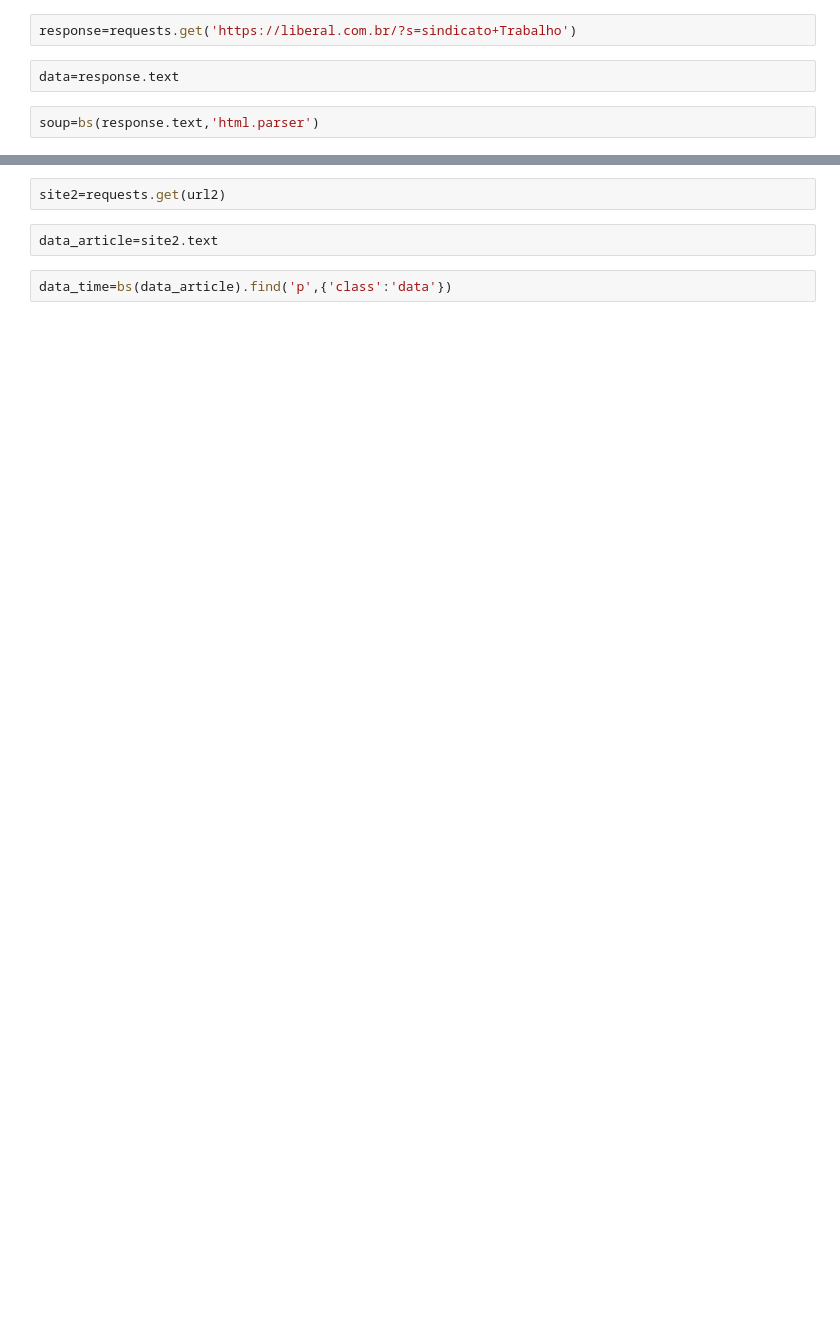
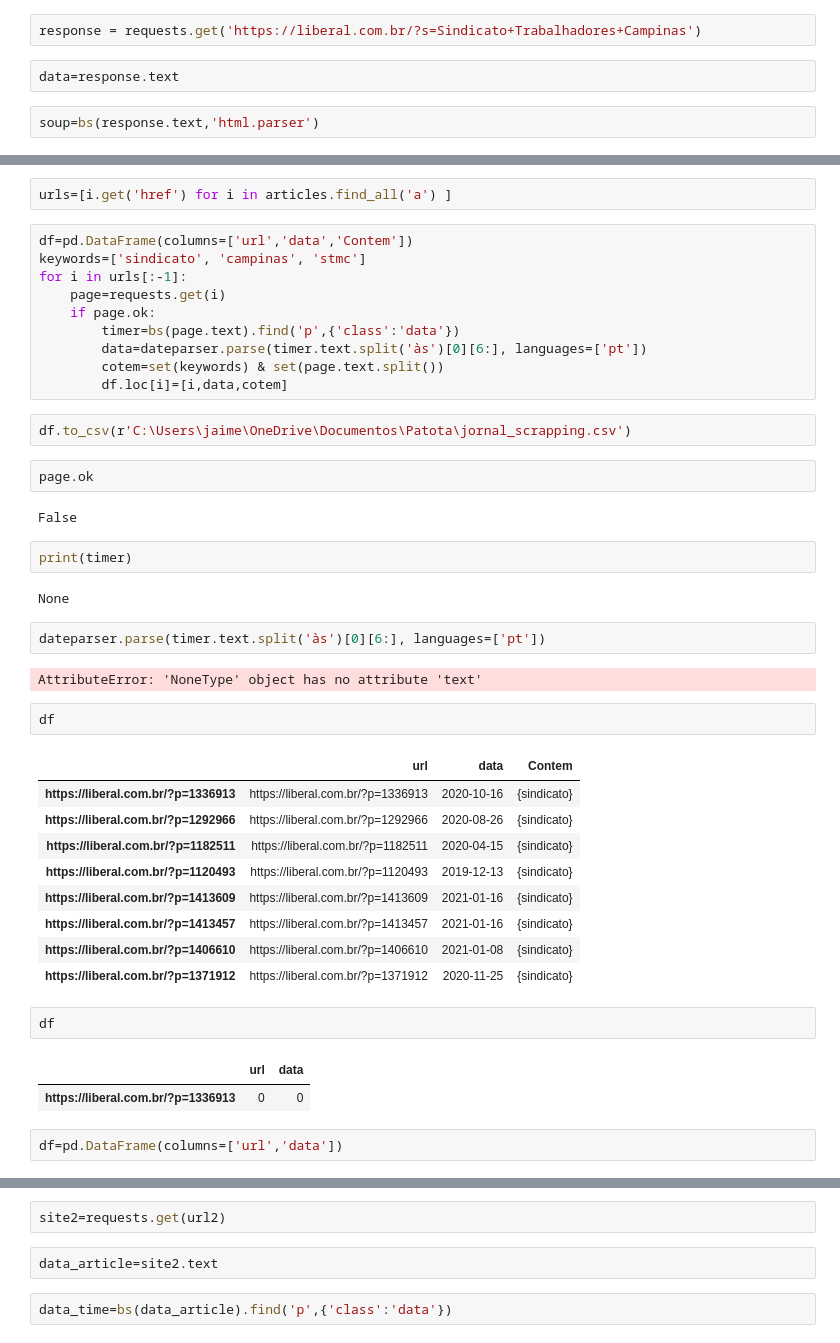
Before and after one commit to anabarbararc/jornal_scrapping, a Jupyter notebook: main.ipynb, the cells around one changed output, grey strips where cells are left out. Cells and saved outputs as stored; diff of their text form; blank space fills up the shorter version.

```diff
--- a/main.ipynb
+++ b/main.ipynb
@@ -12,5 +8,5 @@ import date
 # %%
-response=requests.get('https://liberal.com.br/?s=sindicato+Trabalho')
+response = requests.get('https://liberal.com.br/?s=Sindicato+Trabalhadores+Campinas')
 # %%
 data=response.text
 # %%
@@ -21,0 +16,45 @@ url2=articles.find_all('a')[0].get('href')
+# %%
+urls=[i.get('href') for i in articles.find_all('a') ]
+# %%
+df=pd.DataFrame(columns=['url','data','Contem'])
+keywords=['sindicato', 'campinas', 'stmc']
+for i in urls[:-1]:
+    page=requests.get(i)
+    if page.ok:
+        timer=bs(page.text).find('p',{'class':'data'})
+        data=dateparser.parse(timer.text.split('às')[0][6:], languages=['pt'])
+        cotem=set(keywords) & set(page.text.split())
+        df.loc[i]=[i,data,cotem]
+# %%
+df.to_csv(r'C:\Users\jaime\OneDrive\Documentos\Patota\jornal_scrapping.csv')
+# %%
+page.ok
+# %% [output]
+False
+# %%
+print(timer)
+# %% [output]
+None
+# %%
+dateparser.parse(timer.text.split('às')[0][6:], languages=['pt'])
+# %% [output]
+AttributeError: 'NoneType' object has no attribute 'text'
+# %%
+df
+# %% [output]
+|  | url | data | Contem |
+| https://liberal.com.br/?p=1336913 | https://liberal.com.br/?p=1336913 | 2020-10-16 | {sindicato} |
+| https://liberal.com.br/?p=1292966 | https://liberal.com.br/?p=1292966 | 2020-08-26 | {sindicato} |
+| https://liberal.com.br/?p=1182511 | https://liberal.com.br/?p=1182511 | 2020-04-15 | {sindicato} |
+| https://liberal.com.br/?p=1120493 | https://liberal.com.br/?p=1120493 | 2019-12-13 | {sindicato} |
+| https://liberal.com.br/?p=1413609 | https://liberal.com.br/?p=1413609 | 2021-01-16 | {sindicato} |
+| https://liberal.com.br/?p=1413457 | https://liberal.com.br/?p=1413457 | 2021-01-16 | {sindicato} |
+| https://liberal.com.br/?p=1406610 | https://liberal.com.br/?p=1406610 | 2021-01-08 | {sindicato} |
+| https://liberal.com.br/?p=1371912 | https://liberal.com.br/?p=1371912 | 2020-11-25 | {sindicato} |
+# %%
+df
+# %% [output]
+|  | url | data |
+| https://liberal.com.br/?p=1336913 | 0 | 0 |
+# %%
+df=pd.DataFrame(columns=['url','data'])
```
Also changed, not shown: parts of 12 cells of this notebook, 3 other files.
